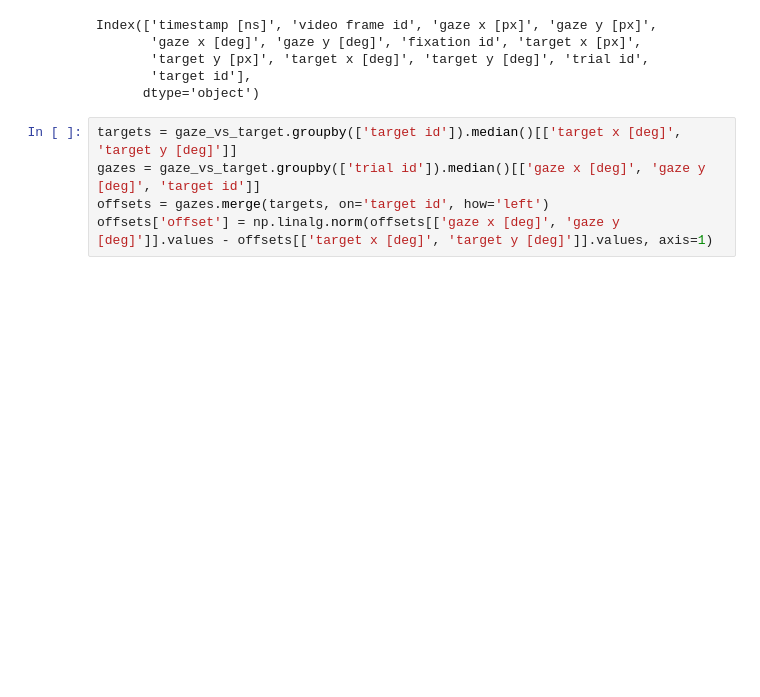
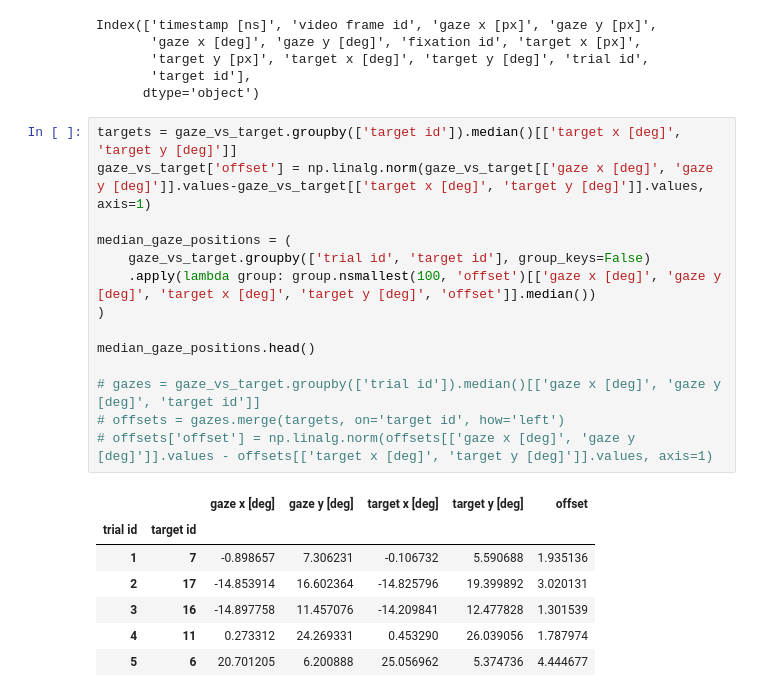
Before and after one commit to jiwonyeon/gaze_vs_gravity_walking, a Jupyter notebook: example_calibration_result.ipynb, the cells around one changed output. Saved outputs shown, nothing was run; the diff lists cells and outputs as text; blank space fills up the shorter version.

```diff
--- a/example_calibration_result.ipynb
+++ b/example_calibration_result.ipynb
@@ -23,9 +23,26 @@ Index(['timestamp [ns]', 'video frame id', 'gaze x [px]', 'gaze y [px]',
       dtype='object')
 # %%
 targets = gaze_vs_target.groupby(['target id']).median()[['target x [deg]', 'target y [deg]']]
-gazes = gaze_vs_target.groupby(['trial id']).median()[['gaze x [deg]', 'gaze y [deg]', 'target id']]
-offsets = gazes.merge(targets, on='target id', how='left')
-offsets['offset'] = np.linalg.norm(offsets[['gaze x [deg]', 'gaze y [deg]']].values - offsets[['target x [deg]', 'target y [deg]']].values, axis=1)
+gaze_vs_target['offset'] = np.linalg.norm(gaze_vs_target[['gaze x [deg]', 'gaze y [deg]']].values-gaze_vs_target[['target x [deg]', 'target y [deg]']].values, axis=1)
+
+median_gaze_positions = (
+    gaze_vs_target.groupby(['trial id', 'target id'], group_keys=False)
+    .apply(lambda group: group.nsmallest(100, 'offset')[['gaze x [deg]', 'gaze y [deg]', 'target x [deg]', 'target y [deg]', 'offset']].median())
+)
+
+median_gaze_positions.head()
+
+# gazes = gaze_vs_target.groupby(['trial id']).median()[['gaze x [deg]', 'gaze y [deg]', 'target id']]
+# offsets = gazes.merge(targets, on='target id', how='left')
+# offsets['offset'] = np.linalg.norm(offsets[['gaze x [deg]', 'gaze y [deg]']].values - offsets[['target x [deg]', 'target y [deg]']].values, axis=1)
+# %% [output]
+|  |  | gaze x [deg] | gaze y [deg] | target x [deg] | target y [deg] | offset |
+| trial id | target id |  |  |  |  |  |
+| 1 | 7 | -0.898657 | 7.306231 | -0.106732 | 5.590688 | 1.935136 |
+| 2 | 17 | -14.853914 | 16.602364 | -14.825796 | 19.399892 | 3.020131 |
+| 3 | 16 | -14.897758 | 11.457076 | -14.209841 | 12.477828 | 1.301539 |
+| 4 | 11 | 0.273312 | 24.269331 | 0.453290 | 26.039056 | 1.787974 |
+| 5 | 6 | 20.701205 | 6.200888 | 25.056962 | 5.374736 | 4.444677 |
 # %%
 # plot an example
 fig, ax = plt.subplots()
```
Also changed, not shown: parts of 3 cells of this notebook, 2 other files.
